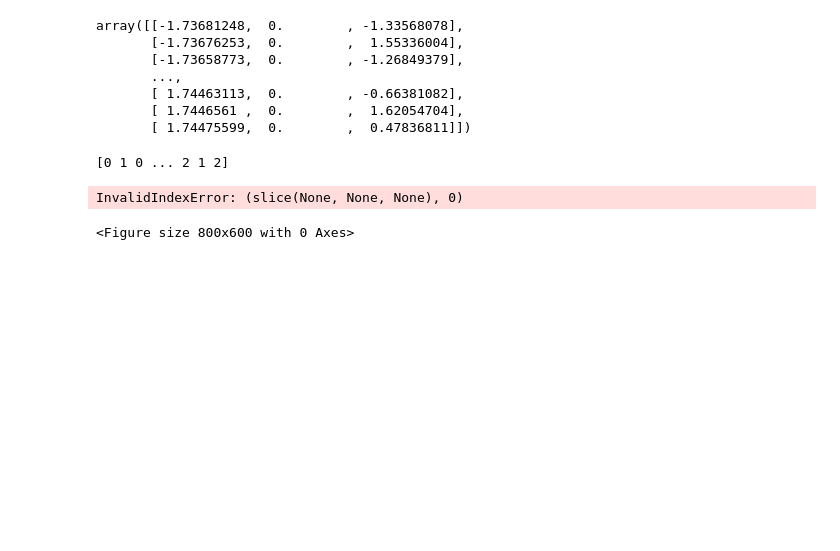
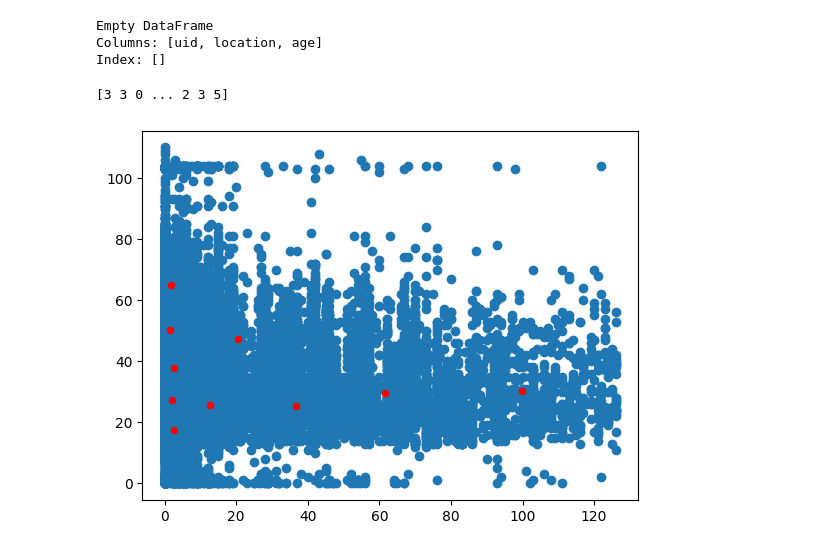
Before and after one commit to teokri303/Information_retrieval, a Jupyter notebook: test.ipynb, the cells around one changed output. Drawn from its saved outputs; the diff is of its cells as text; code cells hidden in the pictures; blank space fills up the shorter version.

Commit message:
all countries graph

```diff
--- a/test.ipynb
+++ b/test.ipynb
@@ -66,43 +79,46 @@ def makePlot(number):
 # %%
-# pairnoume mono ta rows pou aforoun mia xwra kai dropparoume tis Nan hlikies
-# auto meta tha ginei gia oles tis xwres mia mia
+# pairnoume mono ta rows pou aforoun mia xwra kai dropparoume tis Nan hlikies -- auto meta tha ginei gia oles tis xwres mia mia
 each_country = data.loc[data['location'] == ' usa']
-each_country = each_country.dropna()
+#each_country = each_country.dropna()
+
 
 #metatropi tis xwras se 1 se ola ta rows gia na mporei na mpei sto montelo
-each_country['location'] = each_country['location'].replace(each_country.iloc[0]['location'], 1)
+# gia usa mono each_country['location'] = each_country['location'].replace(each_country.iloc[0]['location'], 1)
+
+#vazoume gia kathe xwra ena monadiko arithmo gia na perasei sto model
+for country in unique_countries:
+    #print(country, np.where(unique_countries == country)[0][0])
+    data['location'] = data['location'].replace(country, np.where(unique_countries == country)[0][0])
+
+data = data.dropna()
+#print(data.location.value_counts())
 
 
-
-# #######$$$$$$$$$$@@@@@@@@@@@@ .   apo edw kai pera poy exw kanei kai tis xwres 1 prepei na dw pws tha mpei auto sto montelo
+X = np.array(data.loc[:,['location', 'age']])
 
 
-#edw ginetai kanonikopoisi -- den ksero ama xreiazetai sigoura
-scaler = StandardScaler()
-scaled_features = scaler.fit_transform(each_country)
-
-scaled_features
+#print(each_country)
 # %% [output]
-array([[-1.73681248,  0.        , -1.33568078],
-       [-1.73676253,  0.        ,  1.55336004],
-       [-1.73658773,  0.        , -1.26849379],
-       ...,
-       [ 1.74463113,  0.        , -0.66381082],
-       [ 1.7446561 ,  0.        ,  1.62054704],
-       [ 1.74475599,  0.        ,  0.47836811]])
+Empty DataFrame
+Columns: [uid, location, age]
+Index: []
 # %%
-kmeans = KMeans(
-    init="random",
-    n_clusters=3,
-    n_init=10,
-    max_iter=300,
-    random_state=42
-)
+kmeans = KMeans(init="random",n_clusters=10,n_init=10,max_iter=300,random_state=42)
 
-model = kmeans.fit(scaled_features)
+model = kmeans.fit_predict(X)
 
-print(model.labels_)
+print(model)
+
+plt.scatter(X[:,0], X[:,1])
+plt.scatter(kmeans.cluster_centers_[:, 0],
+            kmeans.cluster_centers_[:, 1],
+            s=20,                             # Set centroid size
+            c='red')                           # Set centroid color
+plt.show()
+
+
+
+#print(model.labels_)
 # %% [output]
-[0 1 0 ... 2 1 2]
+[3 3 0 ... 2 3 5]
-InvalidIndexError: (slice(None, None, None), 0)
-<Figure size 800x600 with 0 Axes>
+[figure, added]
```
Also changed, not shown: parts of 1 cell of this notebook.
